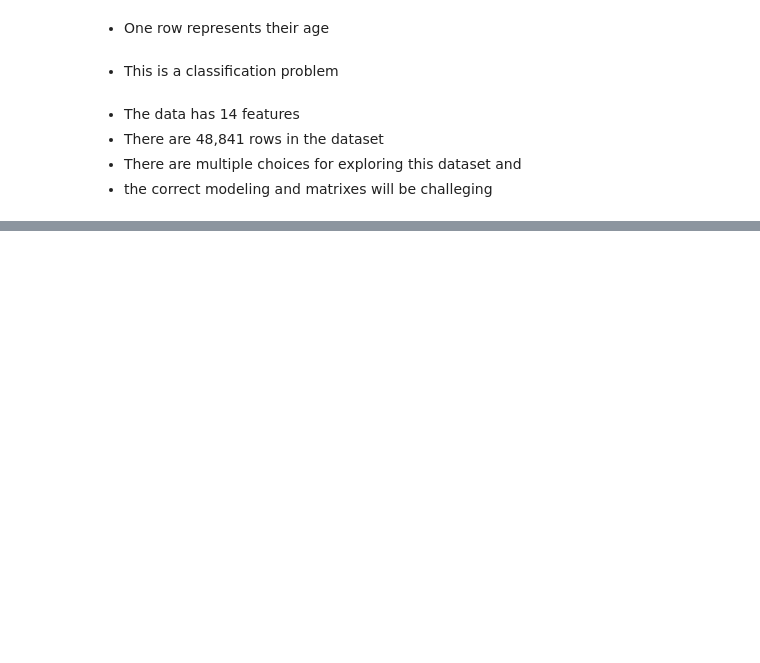
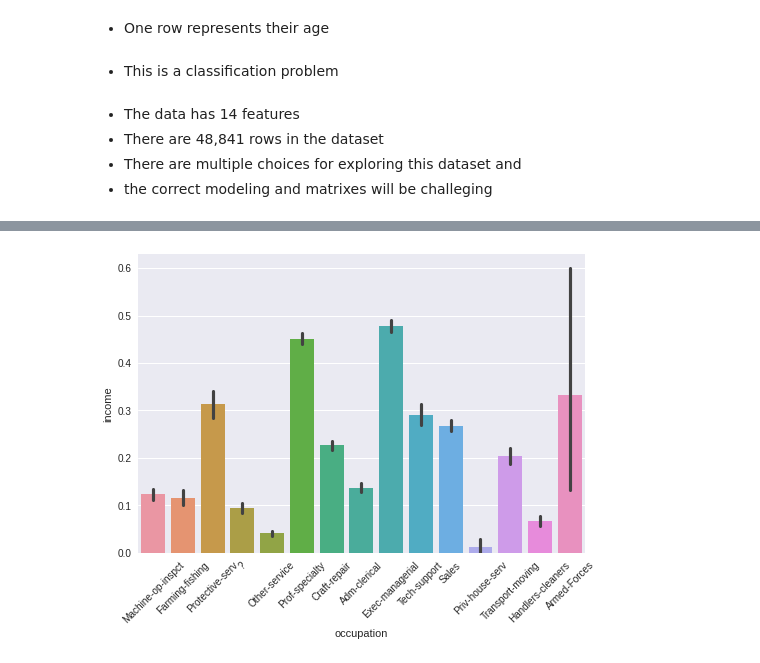
Before and after one commit to krheams60/Sales-predictions, a Jupyter notebook: Project2_Part1_Ken_Rheams.ipynb, the cells around one changed output, grey strips where cells are left out. Saved outputs shown, nothing was run; the diff lists cells and outputs as text; code cells hidden in the pictures; blank space fills up the shorter version.

```diff
--- a/Project2_Part1_Ken_Rheams.ipynb
+++ b/Project2_Part1_Ken_Rheams.ipynb
@@ -121,0 +123,7 @@ memory usage: 86.2+ KB
+# %%
+# This graph shows Adm-clerical and other-services having the highest percentage
+# per the ratio of income
+sns.barplot(data = df, x = 'occupation', y = 'income')
+plt.xticks(rotation = 45);
+# %% [output]
+[figure, added]
```
Also changed, not shown: parts of 19 cells of this notebook.
